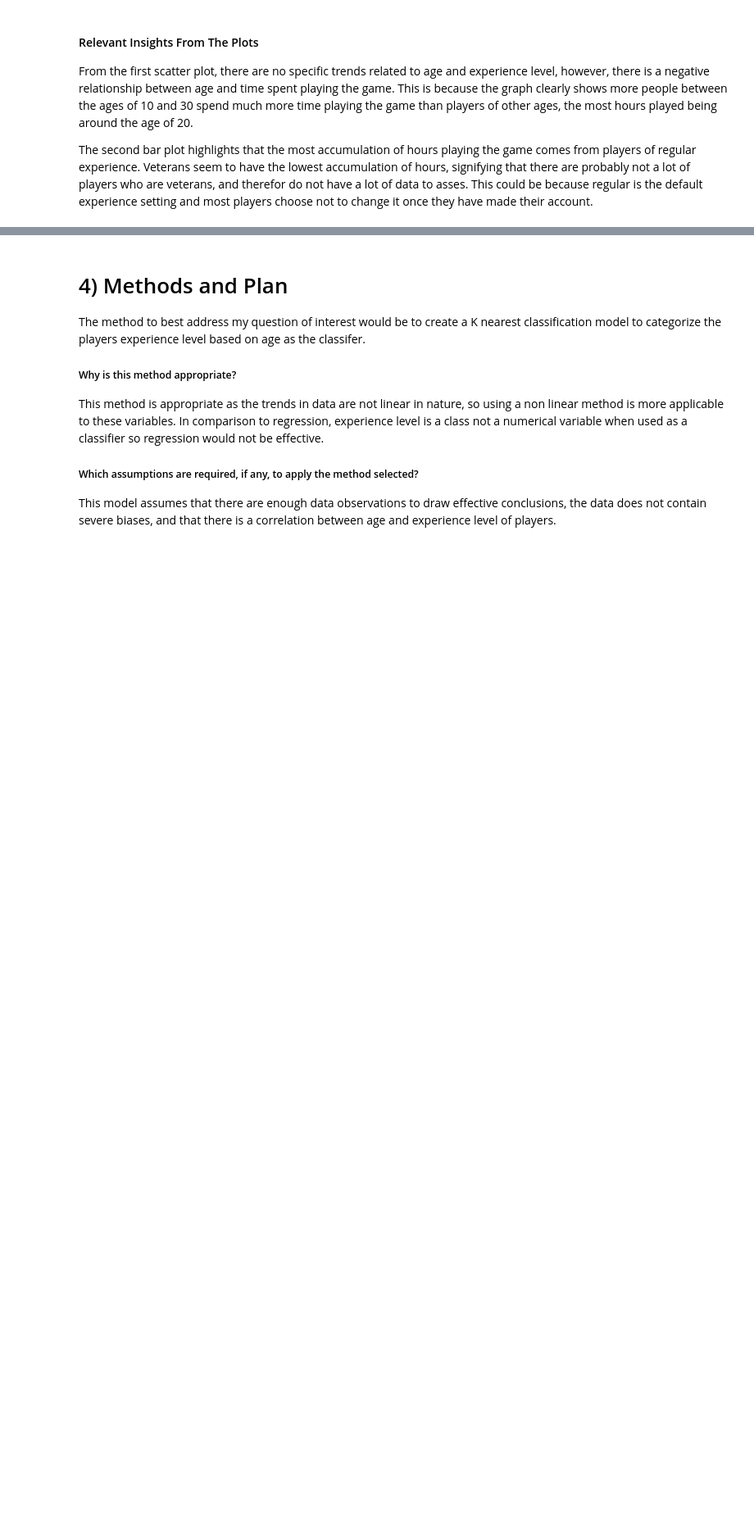
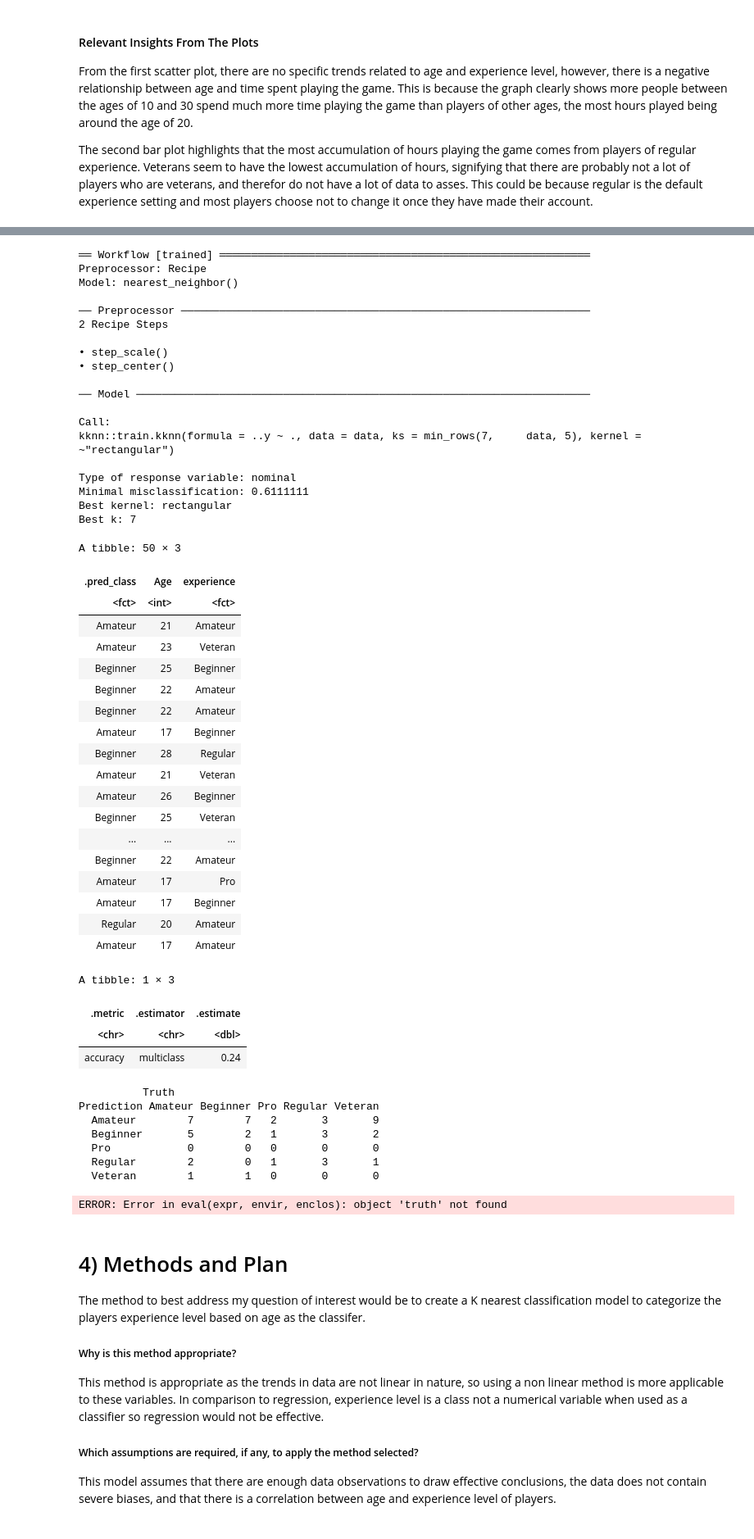
Before and after one commit to ArabellaKel/DSCI-Project, a Jupyter notebook: Project_Planning (Current).ipynb, the cells around one changed output, grey strips where cells are left out. Shown at 82% size. Saved outputs shown, nothing was run; the diff lists cells and outputs as text; code cells hidden in the pictures; blank space fills up the shorter version.

```diff
--- a/Project_Planning (Current).ipynb
+++ b/Project_Planning (Current).ipynb
@@ -194,3 +273,79 @@ The second bar plot highlights that the most accumulation of hours playing the g
+# %%
+# Evaluate the test set
+knn_spec <- nearest_neighbor(weight_func = "rectangular", neighbors = best_k) |>
+    set_engine("kknn") |>
+    set_mode("classification")
+
+knn_fit <- workflow() |>
+  add_recipe(players_recipe) |>
+  add_model(knn_spec) |>
+  fit(data = players_train)
+knn_fit
+
+players_test_predictions <- predict(knn_fit, players_test) |>
+  bind_cols(players_test)
+players_test_predictions
+
+players_test_predictions |>
+  metrics(truth = experience, estimate = .pred_class) |>
+  filter(.metric == "accuracy")
+
+confusion_mat <- players_test_predictions |>
+    conf_mat(truth = experience, estimate = .pred_class)
+confusion_mat
+
+# Visualization
+# %% [output]
+══ Workflow [trained] ══════════════════════════════════════════════════════════
+Preprocessor: Recipe
+Model: nearest_neighbor()
+
+── Preprocessor ────────────────────────────────────────────────────────────────
+2 Recipe Steps
+
+• step_scale()
+• step_center()
+
+── Model ───────────────────────────────────────────────────────────────────────
+
+Call:
+kknn::train.kknn(formula = ..y ~ ., data = data, ks = min_rows(7,     data, 5), kernel = ~"rectangular")
+
+Type of response variable: nominal
+Minimal misclassification: 0.6111111
+Best kernel: rectangular
+Best k: 7
+A tibble: 50 × 3
+| .pred_class | Age | experience |
+| <fct> | <int> | <fct> |
+| Amateur | 21 | Amateur |
+| Amateur | 23 | Veteran |
+| Beginner | 25 | Beginner |
+| Beginner | 22 | Amateur |
+| Beginner | 22 | Amateur |
+| Amateur | 17 | Beginner |
+| Beginner | 28 | Regular |
+| Amateur | 21 | Veteran |
+| Amateur | 26 | Beginner |
+| Beginner | 25 | Veteran |
+| ... | ... | ... |
+| Beginner | 22 | Amateur |
+| Amateur | 17 | Pro |
+| Amateur | 17 | Beginner |
+| Regular | 20 | Amateur |
+| Amateur | 17 | Amateur |
+A tibble: 1 × 3
+| .metric | .estimator | .estimate |
+| <chr> | <chr> | <dbl> |
+| accuracy | multiclass | 0.24 |
+          Truth
+Prediction Amateur Beginner Pro Regular Veteran
+  Amateur        7        7   2       3       9
+  Beginner       5        2   1       3       2
+  Pro            0        0   0       0       0
+  Regular        2        0   1       3       1
+  Veteran        1        1   0       0       0
+ERROR: Error in eval(expr, envir, enclos): object 'truth' not found
 # %% [markdown]
 # 4) Methods and Plan
 
```
Also changed, not shown: parts of 11 cells of this notebook.
